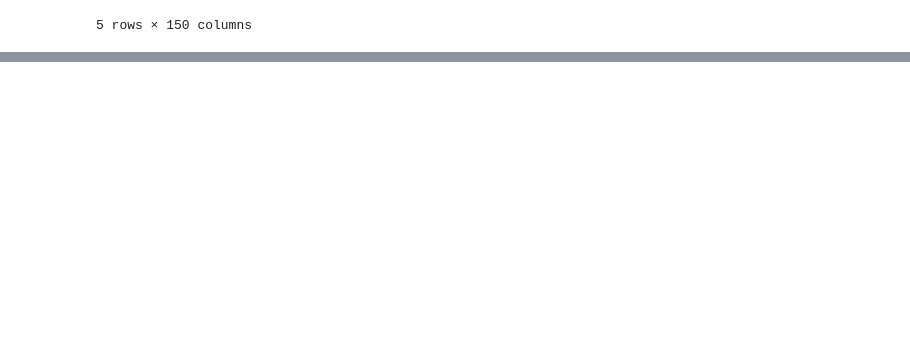
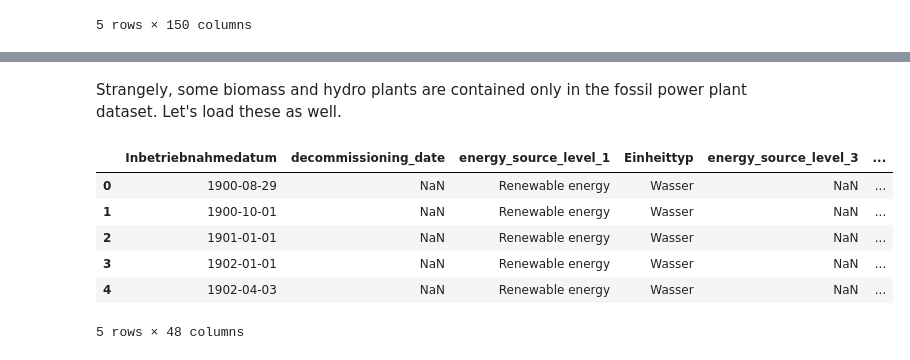
Before and after one commit to OpenEnergyPlatform/open-MaStR, a Jupyter notebook: postprocessing/OEP_MaStR_cleansing.ipynb, the cells around one changed output, grey strips where cells are left out. Drawn from its saved outputs; the diff is of its cells as text; code cells hidden in the pictures; blank space fills up the shorter version.

```diff
--- a/postprocessing/OEP_MaStR_cleansing.ipynb
+++ b/postprocessing/OEP_MaStR_cleansing.ipynb
@@ -259,0 +294,46 @@ gv.renderer("bokeh").save(overlay, "all_located")
+# %% [markdown]
+Strangely, some biomass and hydro plants are contained only in the fossil power plant dataset. Let's load these as well.
+# %%
+# load conventional
+df_conv = pd.read_csv(
+    "data/OPSD/conventional_power_plants_DE.csv",
+    sep = ",", encoding = "ANSI", decimal=".", dtype={"commissioned": str}
+)
+
+# keep only wind, bioenergy and hydro
+df_conv = df_conv[df_conv["energy_source_level_2"].isin(["Wind","Bioenergy","Hydro"])]
+
+# commissioning dates are given as string with format YYYY.0 - Parse manually:
+df_conv["commissioned"] = pd.to_datetime(df_conv["commissioned"], format="%Y.0")
+
+# rename columns for compatibiliy with OEP data
+df_conv.rename(columns={
+    "energy_source_level_2": "Einheittyp",
+    "street": "Standort",
+    "state": "Bundesland",
+    "commissioned": "Inbetriebnahmedatum",
+    "capacity_gross_uba": "Bruttoleistung",
+    "lat": "Breitengrad",
+    "lon": "Laengengrad",
+    "eeg": "AnlagenschluesselEeg",
+}, inplace=True)
+
+# add columns which are not defined in OPSD data
+df_conv["Land"] = "Deutschland"
+df_conv["Name"] = df_conv["name_bnetza"].fillna("") + df_conv["name_uba"].fillna("")
+
+# rename types for compatibility with OEP
+df_conv["Einheittyp"].replace({"Hydro": "Wasser", "Bioenergy": "Biomasse", "Wind": "Windeinheit"}, inplace=True)
+
+# merge
+df_OPSD = df_renewables.append(df_conv, ignore_index=True, sort=False)
+
+df_OPSD.head()
+# %% [output]
+|  | Inbetriebnahmedatum | decommissioning_date | energy_source_level_1 | Einheittyp | energy_source_level_3 | ... |
+| 0 | 1900-08-29 | NaN | Renewable energy | Wasser | NaN | ... |
+| 1 | 1900-10-01 | NaN | Renewable energy | Wasser | NaN | ... |
+| 2 | 1901-01-01 | NaN | Renewable energy | Wasser | NaN | ... |
+| 3 | 1902-01-01 | NaN | Renewable energy | Wasser | NaN | ... |
+| 4 | 1902-04-03 | NaN | Renewable energy | Wasser | NaN | ... |
+5 rows × 48 columns
```
Also changed, not shown: parts of 94 cells of this notebook.
